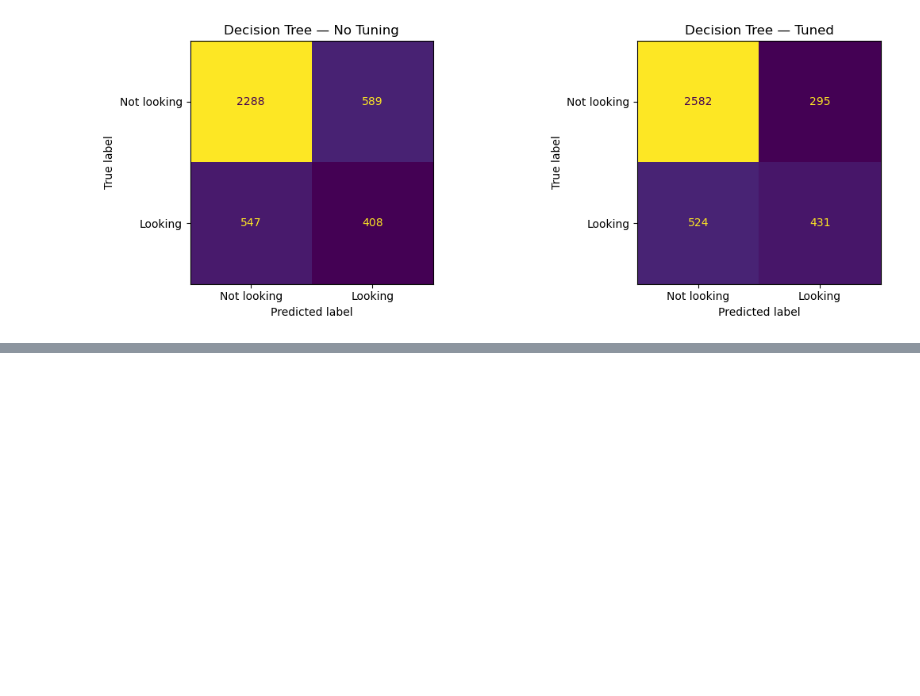
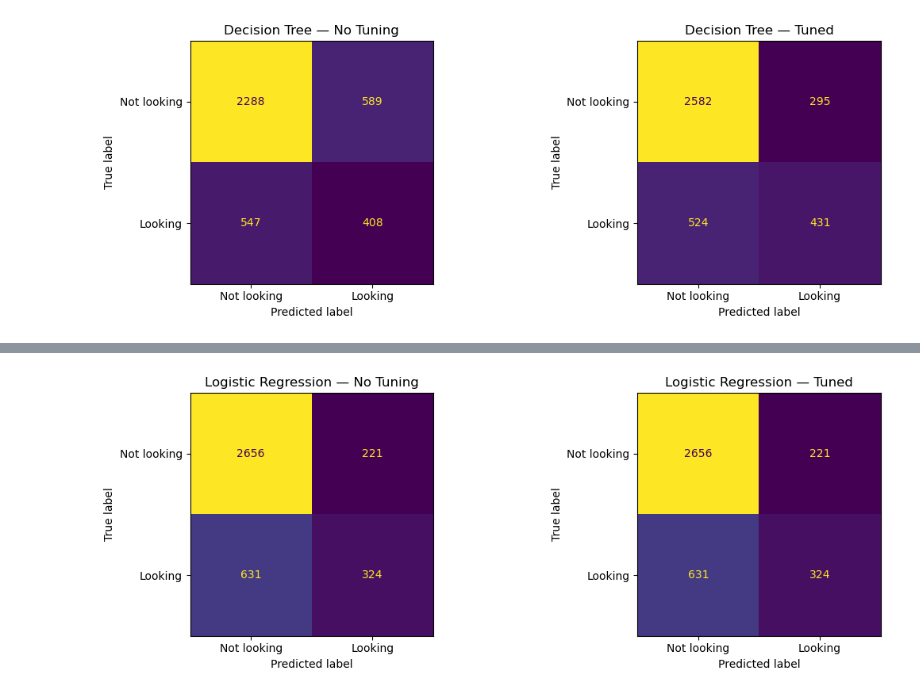
Before and after one commit to marticasasn/ELEC3612-Assignment1, a Jupyter notebook: notebooks/02_supervised_models.ipynb, the cells around one changed output, grey strips where cells are left out. Saved outputs shown, nothing was run; the diff lists cells and outputs as text; code cells hidden in the pictures; blank space fills up the shorter version.

Commit message:
feat: logistic regression full robustness analysis

```diff
--- a/notebooks/02_supervised_models.ipynb
+++ b/notebooks/02_supervised_models.ipynb
@@ -310,0 +379,30 @@ plt.show()
+# %%
+# Logistic Regression: varying k-fold CV values
+lr_cv_results = []
+
+for k in k_values:
+    pipe = build_pipeline(LogisticRegression(max_iter=1000, random_state=SEED))
+
+    X_train, X_test, y_train, y_test = train_test_split(
+        X, y, test_size=0.20, stratify=y, random_state=SEED
+    )
+
+    cv = StratifiedKFold(n_splits=k, shuffle=True, random_state=SEED)
+    cv_res = cross_validate(pipe, X_train, y_train, cv=cv,
+                            scoring=['accuracy', 'precision_weighted',
+                                     'recall_weighted', 'f1_weighted'],
+                            n_jobs=-1)
+
+    lr_cv_results.append({
+        'k': k,
+        'acc_mean':  round(np.mean(cv_res['test_accuracy']), 4),
+        'acc_std':   round(np.std(cv_res['test_accuracy']), 4),
+        'prec_mean': round(np.mean(cv_res['test_precision_weighted']), 4),
+        'rec_mean':  round(np.mean(cv_res['test_recall_weighted']), 4),
+        'f1_mean':   round(np.mean(cv_res['test_f1_weighted']), 4),
+        'f1_std':    round(np.std(cv_res['test_f1_weighted']), 4)
+    })
+
+lr_cv_df = pd.DataFrame(lr_cv_results)
+print("=== Logistic Regression — K-Fold CV Analysis ===")
+print(lr_cv_df.to_string(index=False))
@@ -310,0 +472,16 @@ plt.show()
+# %%
+# Confusion matrix for Logistic Regression
+fig, axes = plt.subplots(1, 2, figsize=(12, 4))
+
+for ax, y_pred, title in zip(axes,
+                              [y_pred_no_tuning, y_pred_tuned],
+                              ['Logistic Regression — No Tuning', 'Logistic Regression — Tuned']):
+    cm = confusion_matrix(y_test, y_pred)
+    disp = ConfusionMatrixDisplay(confusion_matrix=cm, display_labels=['Not looking', 'Looking'])
+    disp.plot(ax=ax, colorbar=False)
+    ax.set_title(title)
+
+plt.tight_layout()
+plt.show()
+# %% [output]
+[figure, added]
```
Also changed, not shown: parts of 5 cells of this notebook.
